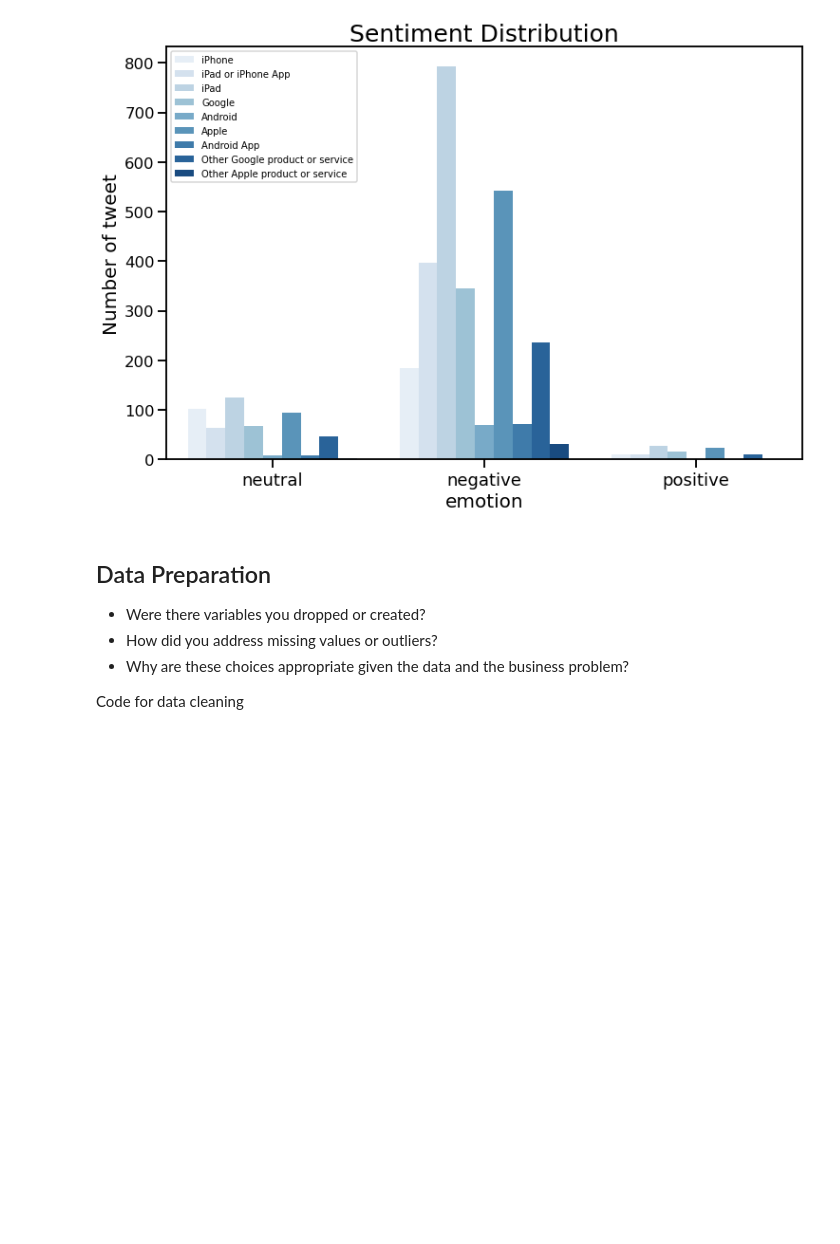
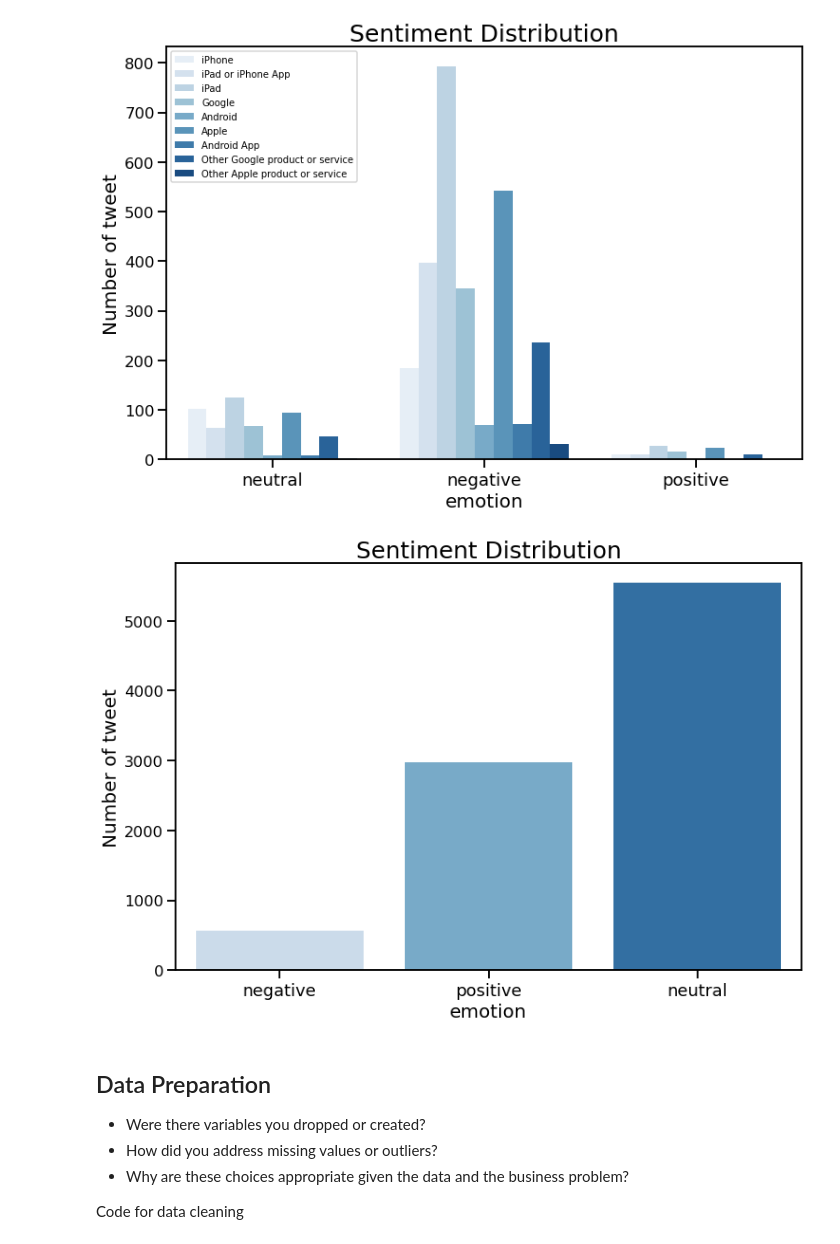
Before and after one commit to rachelfein/Twitter-Sentiment-Analysis, a Jupyter notebook: Twitter Sentiment Analysis.ipynb, the cells around one changed output. Cells and saved outputs as stored; diff of their text form; code cells hidden in the pictures; blank space fills up the shorter version.

```diff
--- a/Twitter Sentiment Analysis.ipynb
+++ b/Twitter Sentiment Analysis.ipynb
@@ -179,3 +192,15 @@ plt.legend(loc=2, prop={'size': 10})
 plt.show()
 # %% [output]
 [figure]
+# %%
+labels = ['negative','positive', 'neutral']
+fig, ax = plt.subplots(figsize=(12,8))
+ax = sns.countplot(x= data['emotion'], palette='Blues')
+plt.title('Sentiment Distribution', fontsize=25)
+ax.set_xticklabels(labels, fontsize=18)
+plt.xlabel('emotion',fontsize=20)
+plt.ylabel('Number of tweet',fontsize=20)
+#plt.legend(loc=2, prop={'size': 10})
+plt.show()
+# %% [output]
+[figure, added]
```
Also changed, not shown: parts of 78 cells of this notebook.
